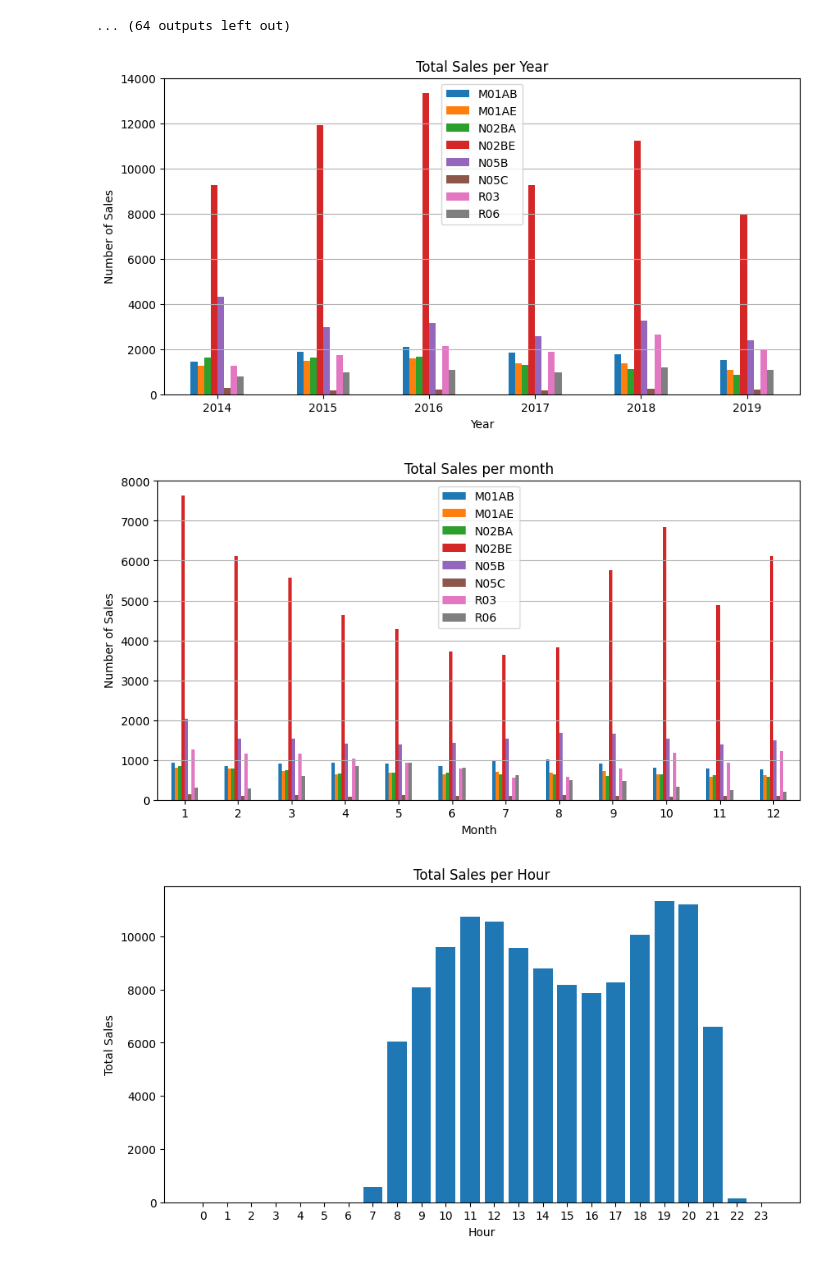
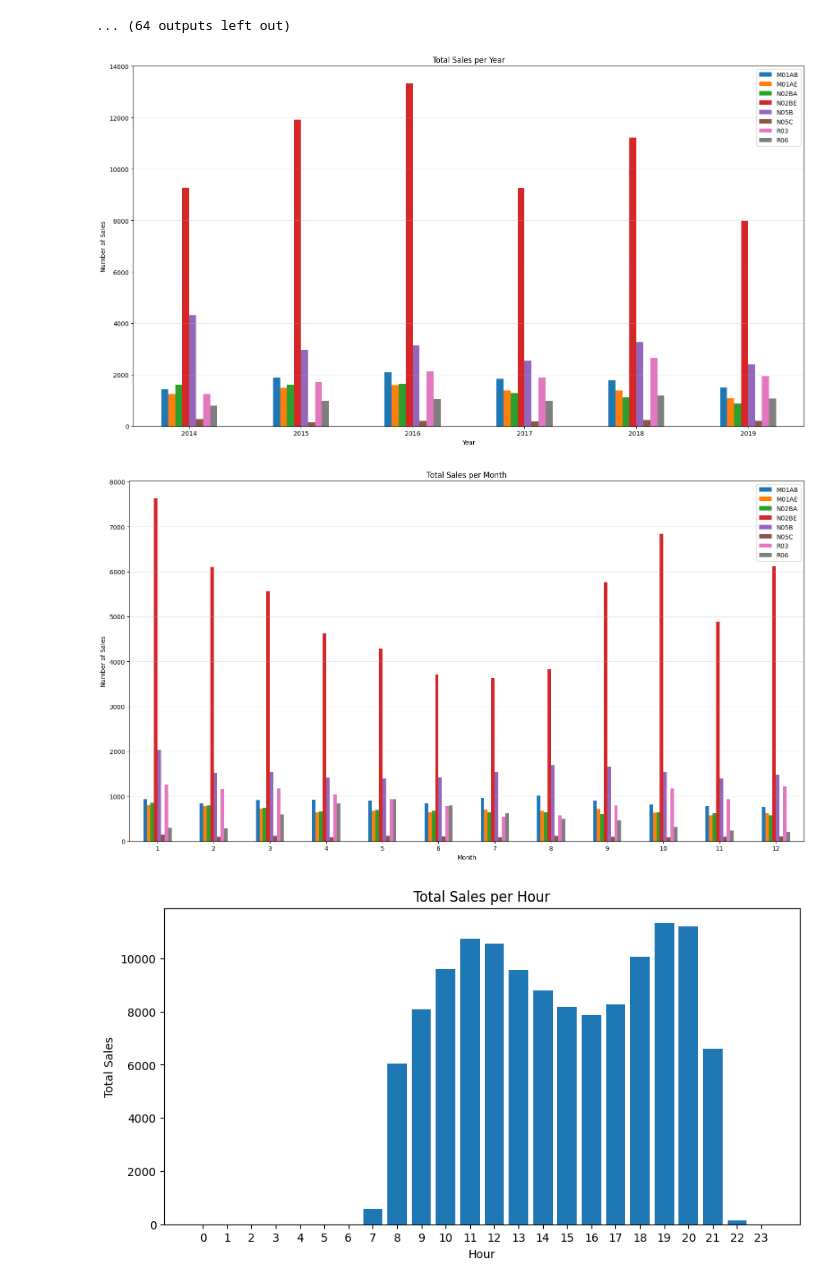
Before and after one commit to YamenNahhas/my-data-project, a Jupyter notebook: notebooks/pharma-sales-data.ipynb, the cells around one changed output. Drawn from its saved outputs; the diff is of its cells as text; code cells hidden in the pictures.

Commit message:
Improvement by visualization

```diff
--- a/notebooks/pharma-sales-data.ipynb
+++ b/notebooks/pharma-sales-data.ipynb
@@ -193,33 +193,45 @@ N05C: 160 Ausreißer
 # %%
 #Visualization of sales with years
 medicine_cols = ["M01AB", "M01AE", "N02BA", "N02BE",
                  "N05B", "N05C", "R03", "R06"]
 sales_per_year = df_salesdaily.groupby("Year")[medicine_cols
 ].sum()
-sales_per_year.plot(kind="bar", figsize=(10,5))
 
-plt.title("Total Sales per Year")
-plt.xlabel("Year")
-plt.ylabel("Number of Sales")
-plt.xticks(rotation=0)
-plt.grid(axis="y")
+fig, ax = plt.subplots(figsize=(16, 9))
+
+sales_per_year.plot(kind="bar", ax=ax)
+
+ax.set_title("Total Sales per Year")
+ax.set_xlabel("Year")
+ax.set_ylabel("Number of Sales")
+
+ax.tick_params(axis="x", rotation=0)
+ax.grid(axis="y", alpha=0.3)
+
+plt.tight_layout()
 plt.show()
 # %% [output]
-[figure, old version]
+[figure, new version]
 # %%
 #Visualization of sales with months
 sales_per_month = df_salesdaily.groupby("Month")[medicine_cols
 ].sum()
-sales_per_month.plot(kind="bar", figsize=(10,5))
 
-plt.title("Total Sales per month")
-plt.xlabel("Month")
-plt.ylabel("Number of Sales")
-plt.xticks(rotation=0)
-plt.grid(axis="y")
+fig, ax = plt.subplots(figsize=(16, 9))
+
+sales_per_month.plot(kind="bar", ax=ax)
+
+ax.set_title("Total Sales per Month")
+ax.set_xlabel("Month")
+ax.set_ylabel("Number of Sales")
+
+ax.tick_params(axis="x", rotation=0)
+ax.grid(axis="y", alpha=0.3)
+
+plt.tight_layout()
 plt.show()
 # %% [output]
-[figure, old version]
+[figure, new version]
 # %%
 #total sales per hour
 sales_per_hour = (
```
Also changed, not shown: parts of 1 cell of this notebook.
